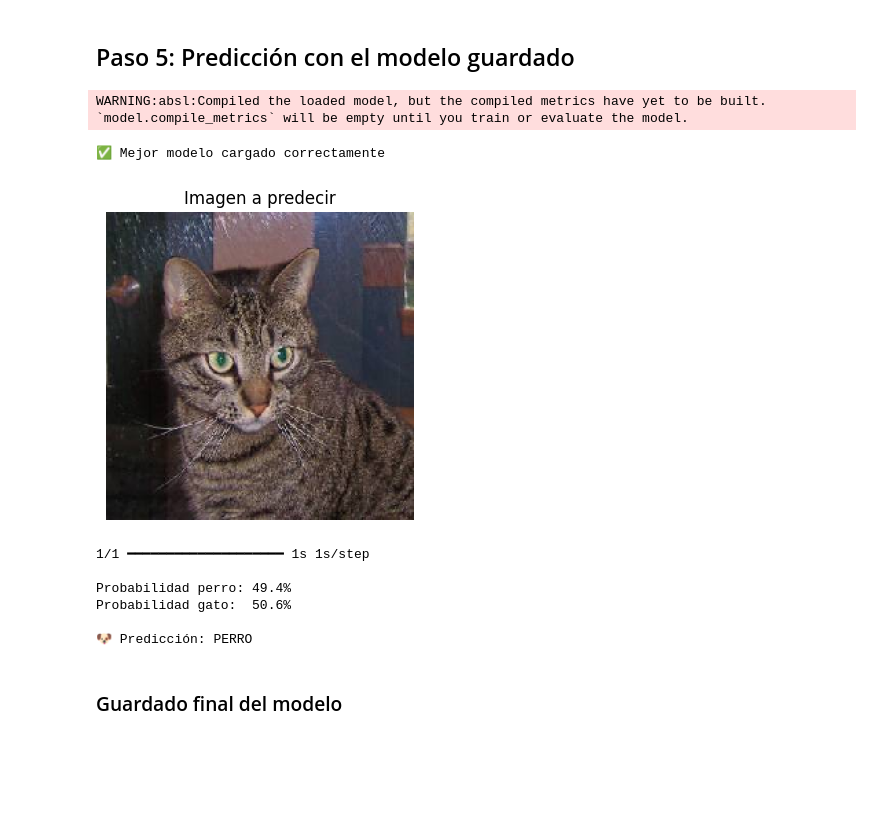
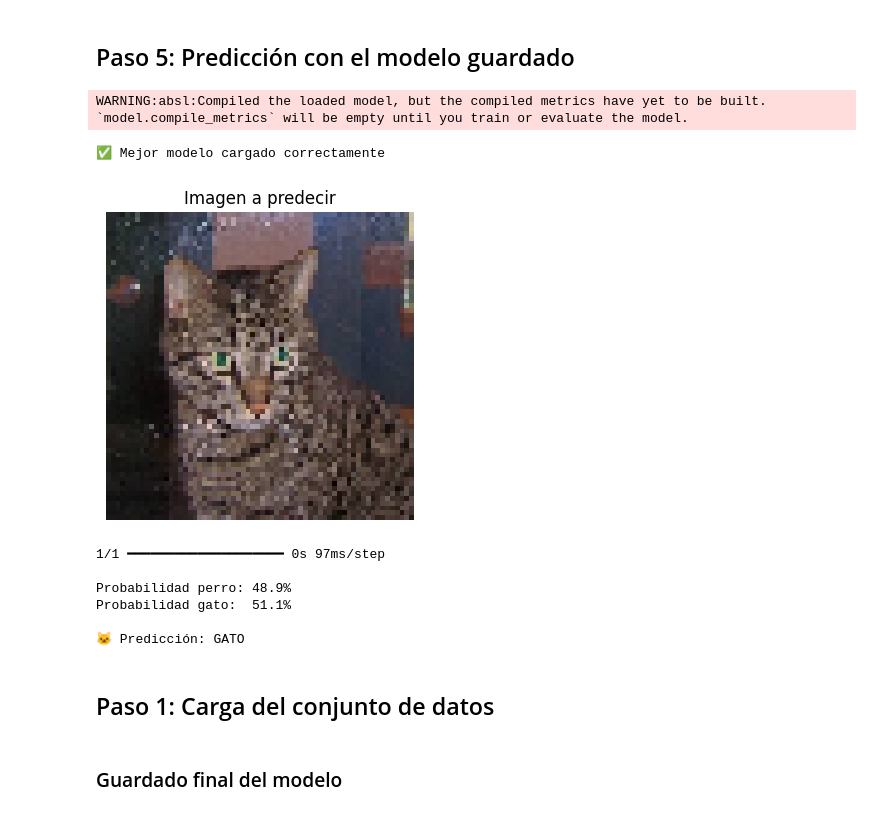
Before and after one commit to 4GeeksAcademy/correaliesel138-a11y-intro-ml, a Jupyter notebook: src/11_ds_pt-22_IMAGE_CLASSIFER_PROJECT_TUTORIAL.ipynb, the cells around one changed output. Drawn from its saved outputs; the diff is of its cells as text; code cells hidden in the pictures; blank space fills up the shorter version.

```diff
--- a/src/11_ds_pt-22_IMAGE_CLASSIFER_PROJECT_TUTORIAL.ipynb
+++ b/src/11_ds_pt-22_IMAGE_CLASSIFER_PROJECT_TUTORIAL.ipynb
@@ -371,42 +325,44 @@ from tensorflow.keras.models import load_model
 # Cargamos el mejor modelo guardado
 saved_model = load_model("../models/vgg16_1.h5")
 print("✅ Mejor modelo cargado correctamente")
 
 # Cargamos la imagen con el tamaño correcto 224x224
 img_path = "../data/raw/test/9.jpg"
-img = image.load_img(img_path, target_size=(224, 224))  # ← 224 no 200
+img = image.load_img(img_path, target_size=(64, 64))
 
 # Mostramos la imagen
 plt.figure(figsize=(4, 4))
 plt.imshow(img)
 plt.axis("off")
 plt.title("Imagen a predecir")
 plt.show()
 
 # Preparamos la imagen para el modelo
 img_array = np.asarray(img)
 img_array = img_array / 255.0  # normalizamos
 img_array = np.expand_dims(img_array, axis=0)
 
 # Predecimos
 output = saved_model.predict(img_array)
 print(f"\nProbabilidad perro: {output[0][0]*100:.1f}%")
 print(f"Probabilidad gato:  {output[0][1]*100:.1f}%")
 
-if output[0][0] > output[0][1]:
+if output[0][1] > output[0][0]:
     print("\n🐱 Predicción: GATO")
 else:
     print("\n🐶 Predicción: PERRO")
 # %% [output]
 WARNING:absl:Compiled the loaded model, but the compiled metrics have yet to be built. `model.compile_metrics` will be empty until you train or evaluate the model.
 ✅ Mejor modelo cargado correctamente
-[figure, old version]
+[figure, new version]
-1/1 ━━━━━━━━━━━━━━━━━━━━ 1s 1s/step
+1/1 ━━━━━━━━━━━━━━━━━━━━ 0s 97ms/step
 
-Probabilidad perro: 49.4%
-Probabilidad gato:  50.6%
+Probabilidad perro: 48.9%
+Probabilidad gato:  51.1%
 
-🐶 Predicción: PERRO
+🐱 Predicción: GATO
+# %% [markdown]
+## Paso 1: Carga del conjunto de datos
 # %% [markdown]
 ### Guardado final del modelo
 # %%
```
Also changed, not shown: parts of 8 cells of this notebook.
